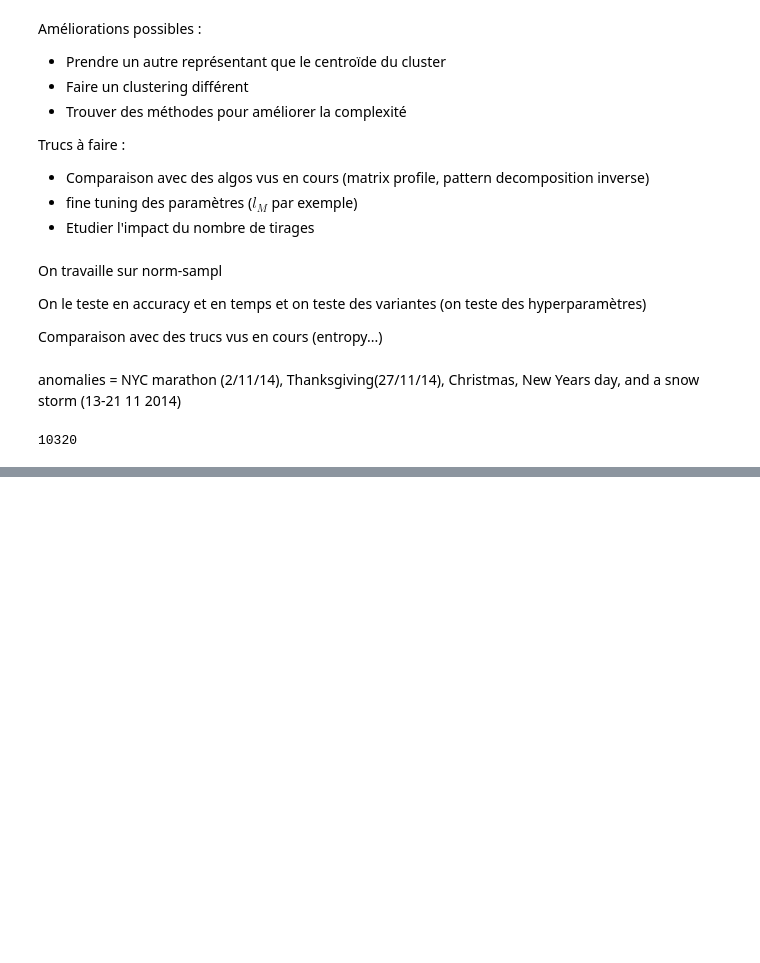
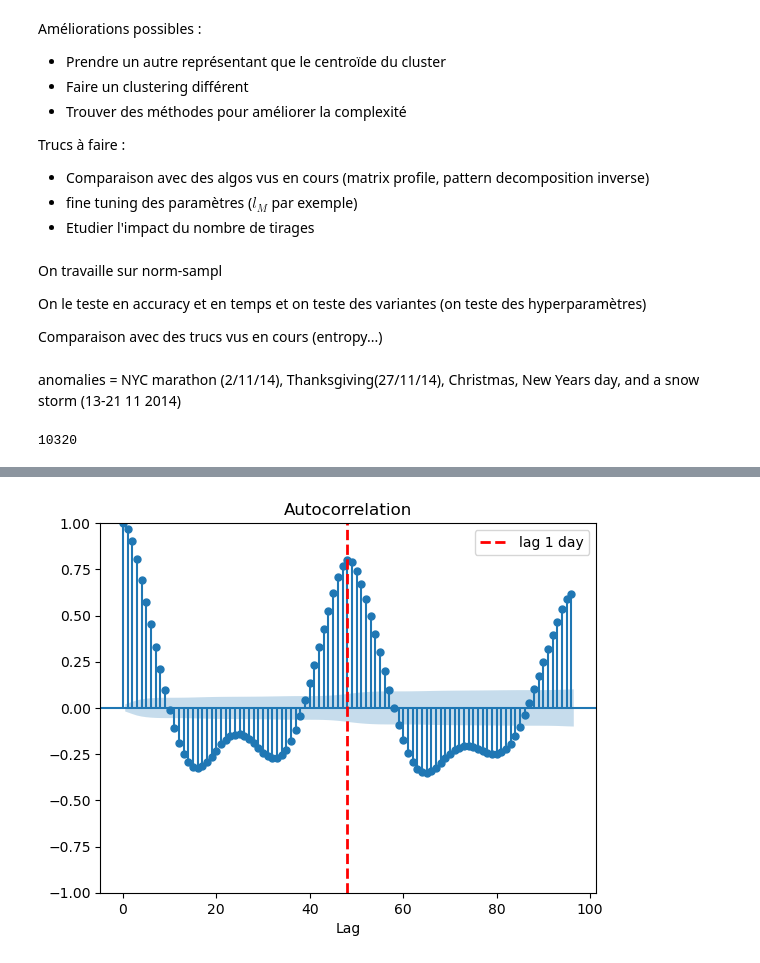
Before and after one commit to gregoirebechade/mlts_final, a Jupyter notebook: gregoire.ipynb, the cells around one changed output, grey strips where cells are left out. Saved outputs shown, nothing was run; the diff lists cells and outputs as text; code cells hidden in the pictures; blank space fills up the shorter version.

```diff
--- a/gregoire.ipynb
+++ b/gregoire.ipynb
@@ -38,0 +40,2 @@ plt.plot(time , np.array(df['value']))
+# %%
+taxis = np.array(df['value'])
@@ -38,0 +87,9 @@ plt.plot(time , np.array(df['value']))
+# %%
+from statsmodels.graphics.tsaplots import plot_acf
+plot_acf(taxis, lags=96)
+plt.axvline(48, color='red', linestyle='--', lw=2, label='lag 1 day')
+plt.legend()
+plt.xlabel('Lag')
+plt.show()
+# %% [output]
+[figure, added]
```
Also changed, not shown: parts of 7 cells of this notebook, 18 other files.
